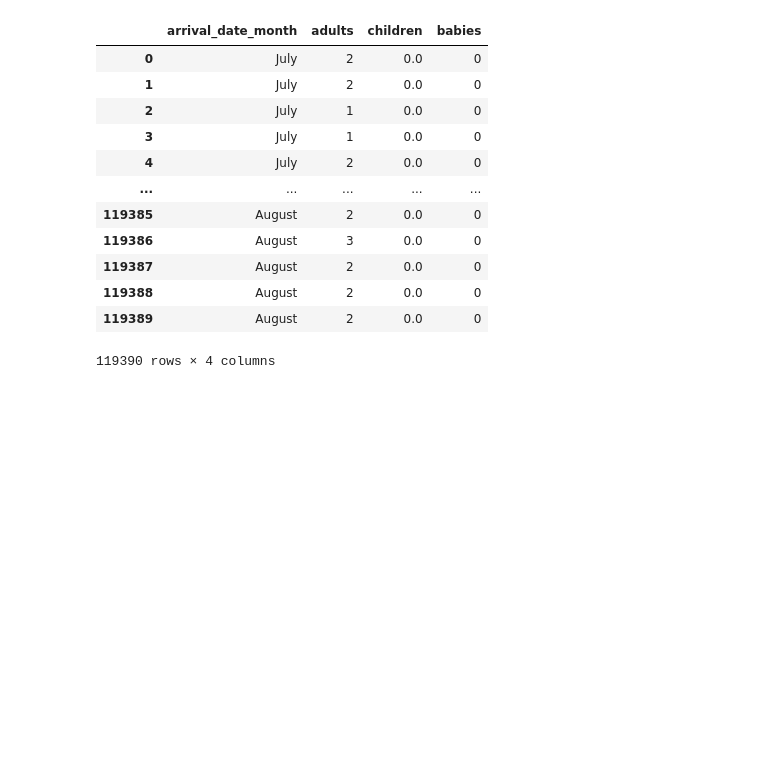
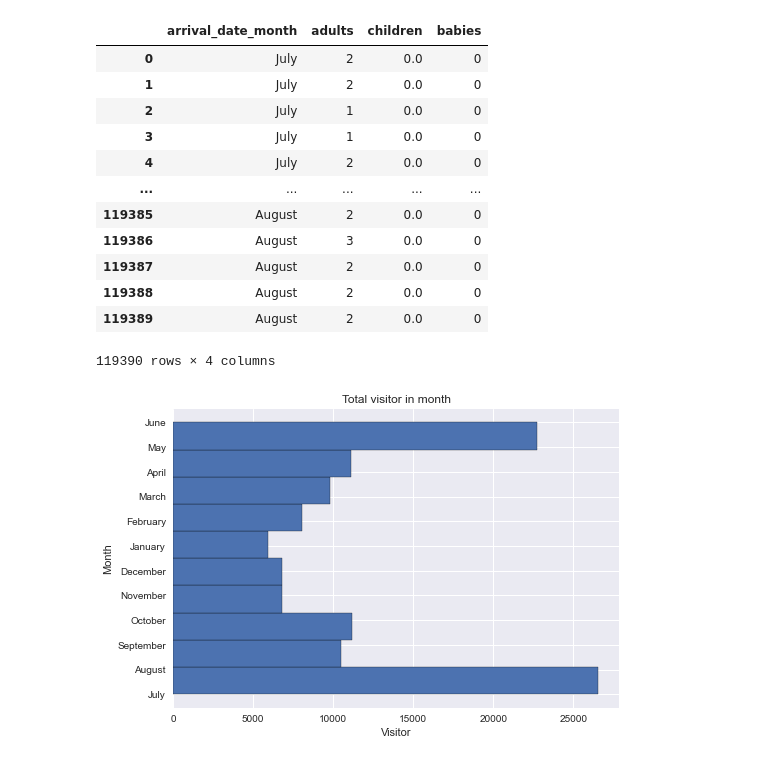
Before and after one commit to arisugiharto/Intermediate_python_batch16, a Jupyter notebook: final_project/Final_Project - R. Ari Sugiharto.ipynb, the cells around one changed output. Drawn from its saved outputs; the diff is of its cells as text; code cells hidden in the pictures; blank space fills up the shorter version.

```diff
--- a/final_project/Final_Project - R. Ari Sugiharto.ipynb
+++ b/final_project/Final_Project - R. Ari Sugiharto.ipynb
@@ -592,6 +558,18 @@ plt.xlabel("Month")
 plt.ylabel("visitor")
 
 plt.show()
+# %%
+arrival_date_month = df8["arrival_date_month"]
+adults = df8["adults"]
+
+plt.hist(arrival_date_month, bins =10, edgecolor="k", orientation = "horizontal")
+plt.title("Total visitor in month")
+plt.ylabel("Month")
+plt.xlabel("Visitor")
+
+plt.show()
+# %% [output]
+[figure, added]
 # %%
 plt.style.use("seaborn")
 
```
Also changed, not shown: parts of 13 cells of this notebook, 3 other files.
